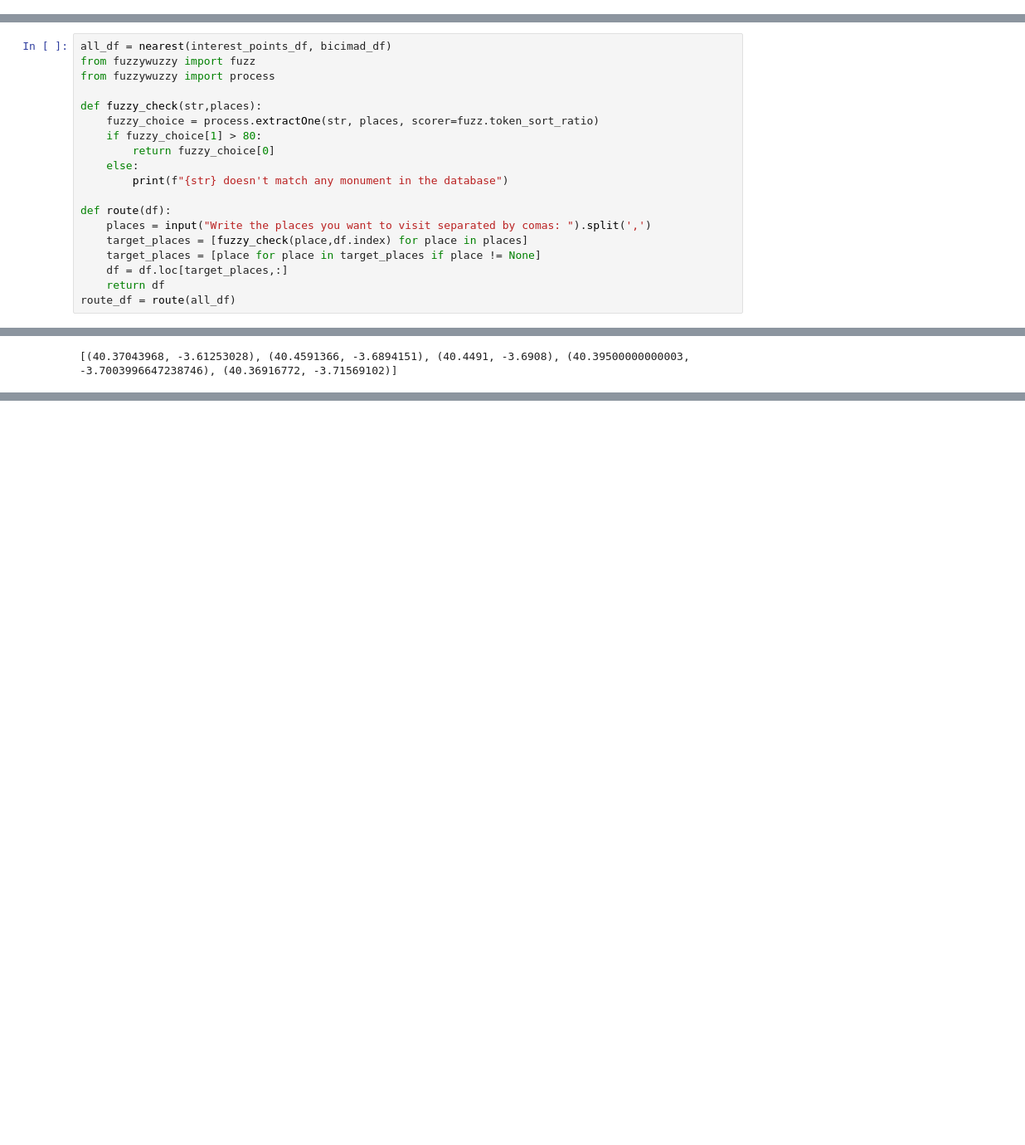
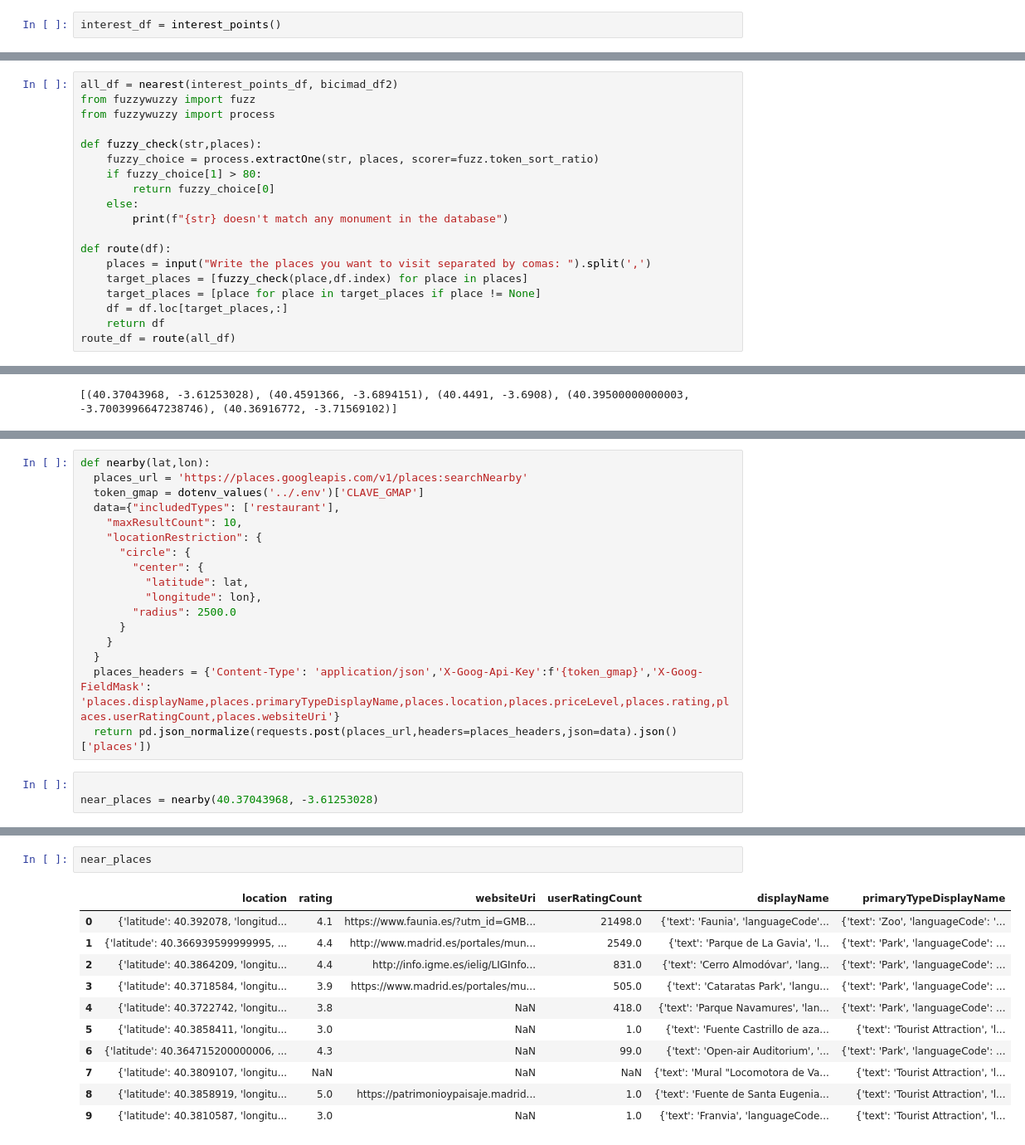
Before and after one commit to Rodrigo-Coloma/ih_datamadpt0923_project_m1, a Jupyter notebook: notebooks/dev_notebook_.ipynb, the cells around one changed output, grey strips where cells are left out. Shown at 83% size. Cells and saved outputs as stored; diff of their text form; blank space fills up the shorter version.

```diff
--- a/notebooks/dev_notebook_.ipynb
+++ b/notebooks/dev_notebook_.ipynb
@@ -387,0 +453,2 @@ Interest points dataframe created
+# %%
+interest_df = interest_points()
@@ -388,5 +457,5 @@ Interest points dataframe created
 # %%
-all_df = nearest(interest_points_df, bicimad_df)
+all_df = nearest(interest_points_df, bicimad_df2)
 from fuzzywuzzy import fuzz
 from fuzzywuzzy import process
 
@@ -454,0 +568,20 @@ Index(['activate', 'address', 'dock_bikes', 'free_bases', 'id', 'light',
+# %%
+def nearby(lat,lon):
+  places_url = 'https://places.googleapis.com/v1/places:searchNearby'
+  token_gmap = dotenv_values('../.env')['CLAVE_GMAP']
+  data={"includedTypes": ['restaurant'],
+    "maxResultCount": 10,
+    "locationRestriction": {
+      "circle": {
+        "center": {
+          "latitude": lat,
+          "longitude": lon},
+        "radius": 2500.0
+      }
+    }
+  }
+  places_headers = {'Content-Type': 'application/json','X-Goog-Api-Key':f'{token_gmap}','X-Goog-FieldMask': 'places.displayName,places.primaryTypeDisplayName,places.location,places.priceLevel,places.rating,places.userRatingCount,places.websiteUri'}
+  return pd.json_normalize(requests.post(places_url,headers=places_headers,json=data).json()['places'])
+# %%
+
+near_places = nearby(40.37043968, -3.61253028)
@@ -454,0 +601,14 @@ Index(['activate', 'address', 'dock_bikes', 'free_bases', 'id', 'light',
+# %%
+near_places
+# %% [output]
+|  | location | rating | websiteUri | userRatingCount | displayName | primaryTypeDisplayName |
+| 0 | {'latitude': 40.392078, 'longitud... | 4.1 | https://www.faunia.es/?utm_id=GMB... | 21498.0 | {'text': 'Faunia', 'languageCode'... | {'text': 'Zoo', 'languageCode': '... |
+| 1 | {'latitude': 40.366939599999995, ... | 4.4 | http://www.madrid.es/portales/mun... | 2549.0 | {'text': 'Parque de La Gavia', 'l... | {'text': 'Park', 'languageCode': ... |
+| 2 | {'latitude': 40.3864209, 'longitu... | 4.4 | http://info.igme.es/ielig/LIGInfo... | 831.0 | {'text': 'Cerro Almodóvar', 'lang... | {'text': 'Park', 'languageCode': ... |
+| 3 | {'latitude': 40.3718584, 'longitu... | 3.9 | https://www.madrid.es/portales/mu... | 505.0 | {'text': 'Cataratas Park', 'langu... | {'text': 'Park', 'languageCode': ... |
+| 4 | {'latitude': 40.3722742, 'longitu... | 3.8 | NaN | 418.0 | {'text': 'Parque Navamures', 'lan... | {'text': 'Park', 'languageCode': ... |
+| 5 | {'latitude': 40.3858411, 'longitu... | 3.0 | NaN | 1.0 | {'text': 'Fuente Castrillo de aza... | {'text': 'Tourist Attraction', 'l... |
+| 6 | {'latitude': 40.364715200000006, ... | 4.3 | NaN | 99.0 | {'text': 'Open-air Auditorium', '... | {'text': 'Park', 'languageCode': ... |
+| 7 | {'latitude': 40.3809107, 'longitu... | NaN | NaN | NaN | {'text': 'Mural "Locomotora de Va... | {'text': 'Tourist Attraction', 'l... |
+| 8 | {'latitude': 40.3858919, 'longitu... | 5.0 | https://patrimonioypaisaje.madrid... | 1.0 | {'text': 'Fuente de Santa Eugenia... | {'text': 'Tourist Attraction', 'l... |
+| 9 | {'latitude': 40.3810587, 'longitu... | 3.0 | NaN | 1.0 | {'text': 'Franvia', 'languageCode... | {'text': 'Tourist Attraction', 'l... |
```
Also changed, not shown: parts of 32 cells of this notebook, 22 other files.
